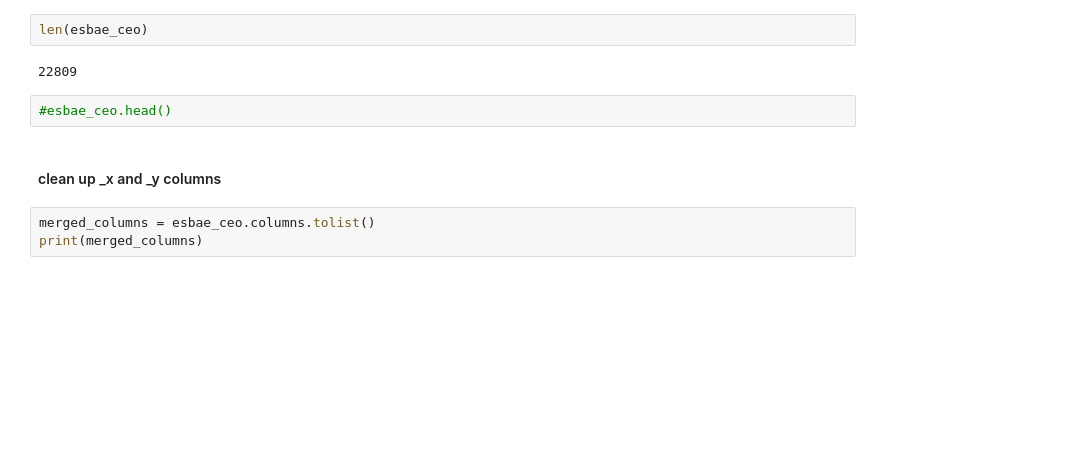
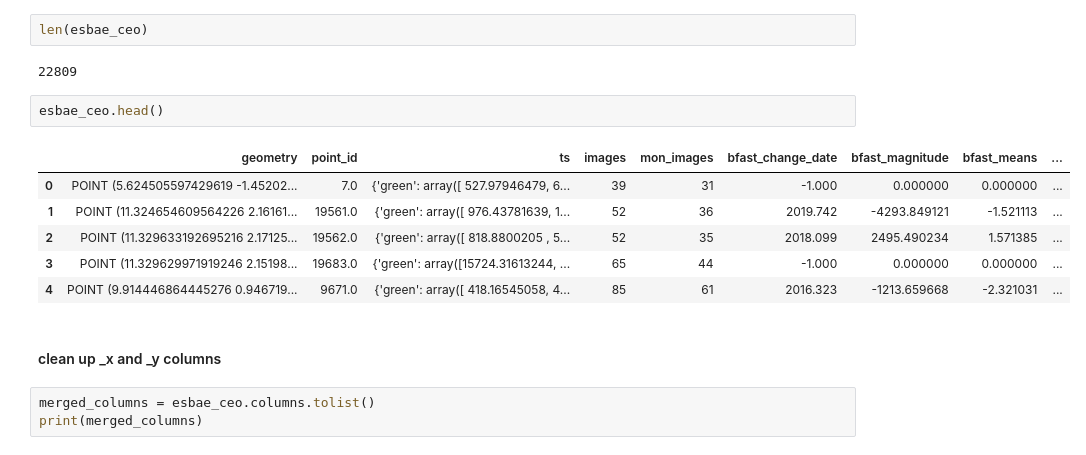
Before and after one commit to aurelgrooves/CAFI_DDD, a Jupyter notebook: eSBAE/esbae_05d_merge_eSBAE_ceo_systematic.ipynb, the cells around one changed output. Drawn from its saved outputs; the diff is of its cells as text; blank space fills up the shorter version.

```diff
--- a/eSBAE/esbae_05d_merge_eSBAE_ceo_systematic.ipynb
+++ b/eSBAE/esbae_05d_merge_eSBAE_ceo_systematic.ipynb
@@ -209,7 +210,14 @@ len(esbae_ceo)
 # %% [output]
 22809
 # %%
-#esbae_ceo.head()
+esbae_ceo.head()
+# %% [output]
+|  | geometry | point_id | ts | images | mon_images | bfast_change_date | bfast_magnitude | bfast_means | ... |
+| 0 | POINT (5.624505597429619 -1.45202... | 7.0 | {'green': array([ 527.97946479, 6... | 39 | 31 | -1.000 | 0.000000 | 0.000000 | ... |
+| 1 | POINT (11.324654609564226 2.16161... | 19561.0 | {'green': array([ 976.43781639, 1... | 52 | 36 | 2019.742 | -4293.849121 | -1.521113 | ... |
+| 2 | POINT (11.329633192695216 2.17125... | 19562.0 | {'green': array([ 818.8800205 , 5... | 52 | 35 | 2018.099 | 2495.490234 | 1.571385 | ... |
+| 3 | POINT (11.329629971919246 2.15198... | 19683.0 | {'green': array([15724.31613244, ... | 65 | 44 | -1.000 | 0.000000 | 0.000000 | ... |
+| 4 | POINT (9.914446864445276 0.946719... | 9671.0 | {'green': array([ 418.16545058, 4... | 85 | 61 | 2016.323 | -1213.659668 | -2.321031 | ... |
 # %% [markdown]
 #### clean up _x and _y columns
 # %%
```
Also changed, not shown: parts of 13 cells of this notebook.
